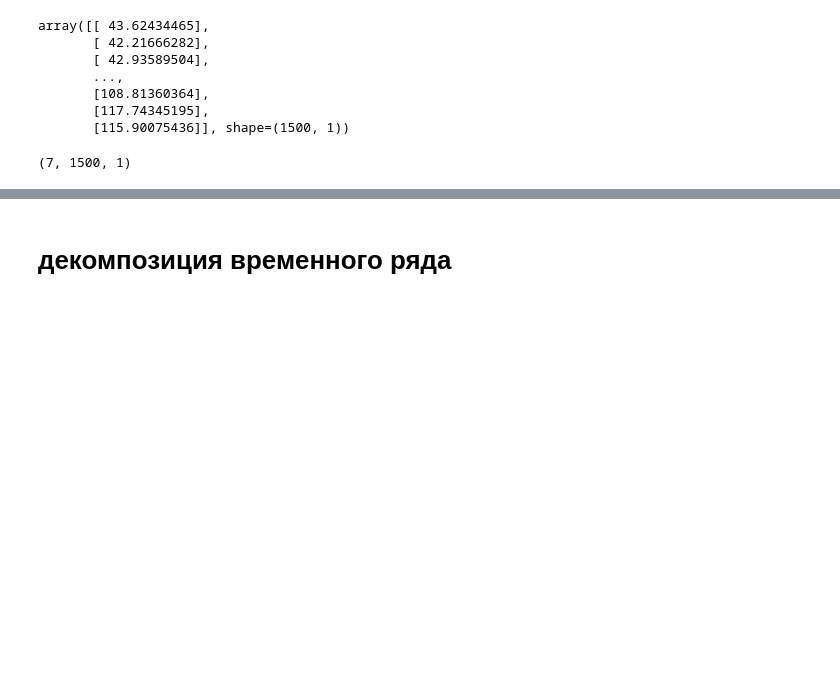
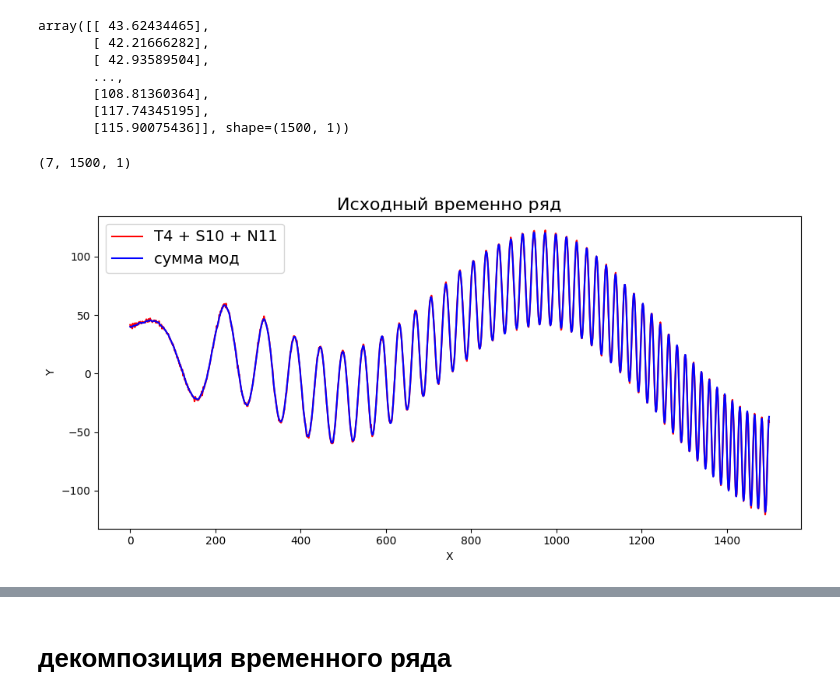
Before and after one commit to libre-cuenta/TS-Generator, a Jupyter notebook: про лчм/VMD-analyse.ipynb, the cells around one changed output, grey strips where cells are left out. Saved outputs shown, nothing was run; the diff lists cells and outputs as text; code cells hidden in the pictures; blank space fills up the shorter version.

```diff
--- a/про лчм/VMD-analyse.ipynb
+++ b/про лчм/VMD-analyse.ipynb
@@ -110,3 +111,32 @@ array([[ 43.62434465],
 np.shape(TS)
 # %% [output]
 (7, 1500, 1)
+# %%
+alpha = 2500
+DC = True
+init = 0
+
+K = 10
+tau = 0
+tol = 1e-6
+# %%
+u, _, _ = VMD(TS[3], alpha=alpha, tau=tau, K=K, DC=DC, init=init, tol=tol)
+# %%
+fig, axs = plt.subplots(figsize=(10,5), nrows=1)
+
+
+sum_imfs = 0
+for i in range(K):
+    sum_imfs += u[i]
+
+
+axs.plot(index, TS[3], color="#ff0000")
+axs.plot(index, sum_imfs, color="#0000ff")
+plt.title('Исходный временно ряд', fontsize=16)
+plt.xlabel('X')
+plt.ylabel('Y')
+plt.legend(['T4 + S10 + N11', 'сумма мод'], prop=FontProperties(size=14))
+
+plt.tight_layout()
+# %% [output]
+[figure, added]
```
Also changed, not shown: parts of 9 cells of this notebook, 7 other files.
